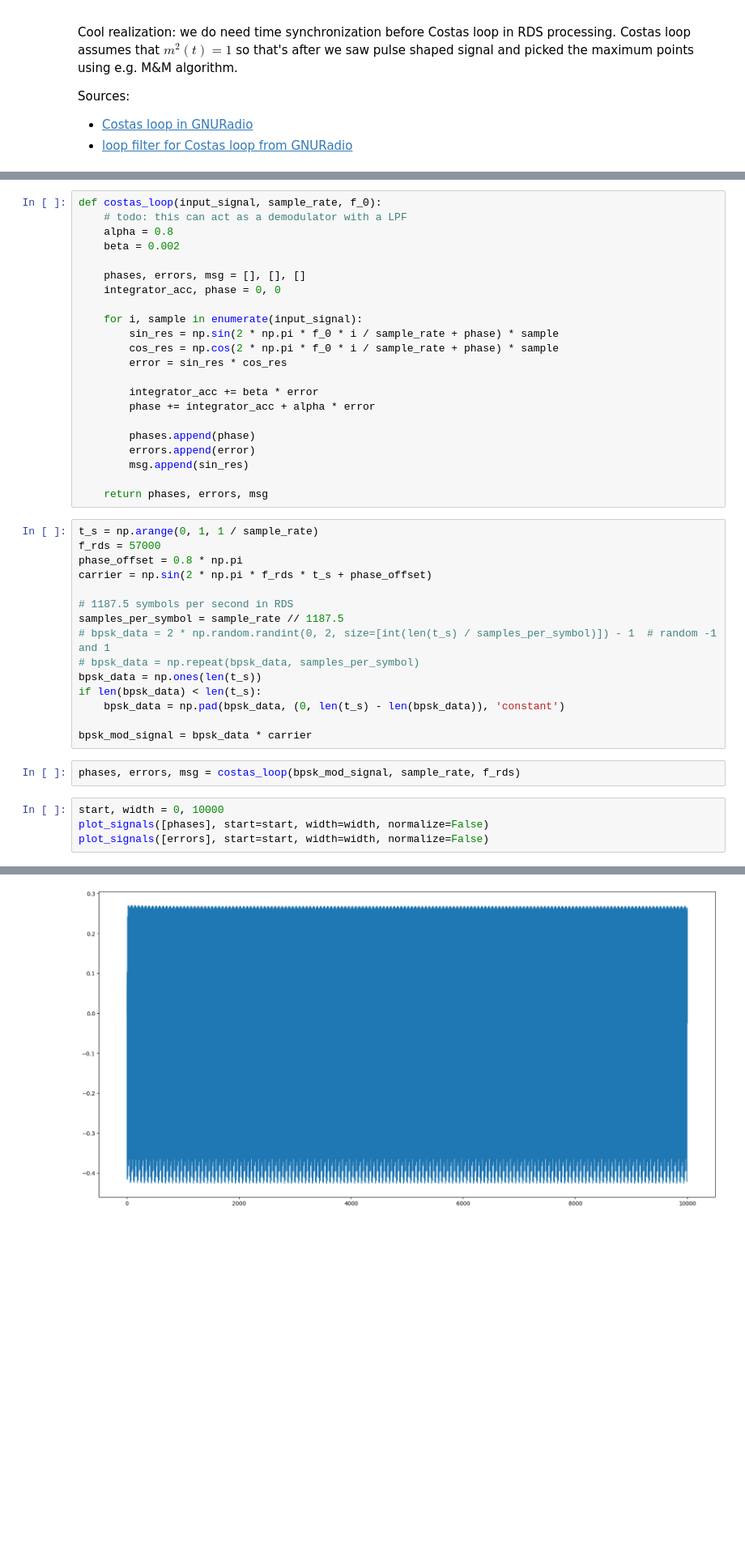
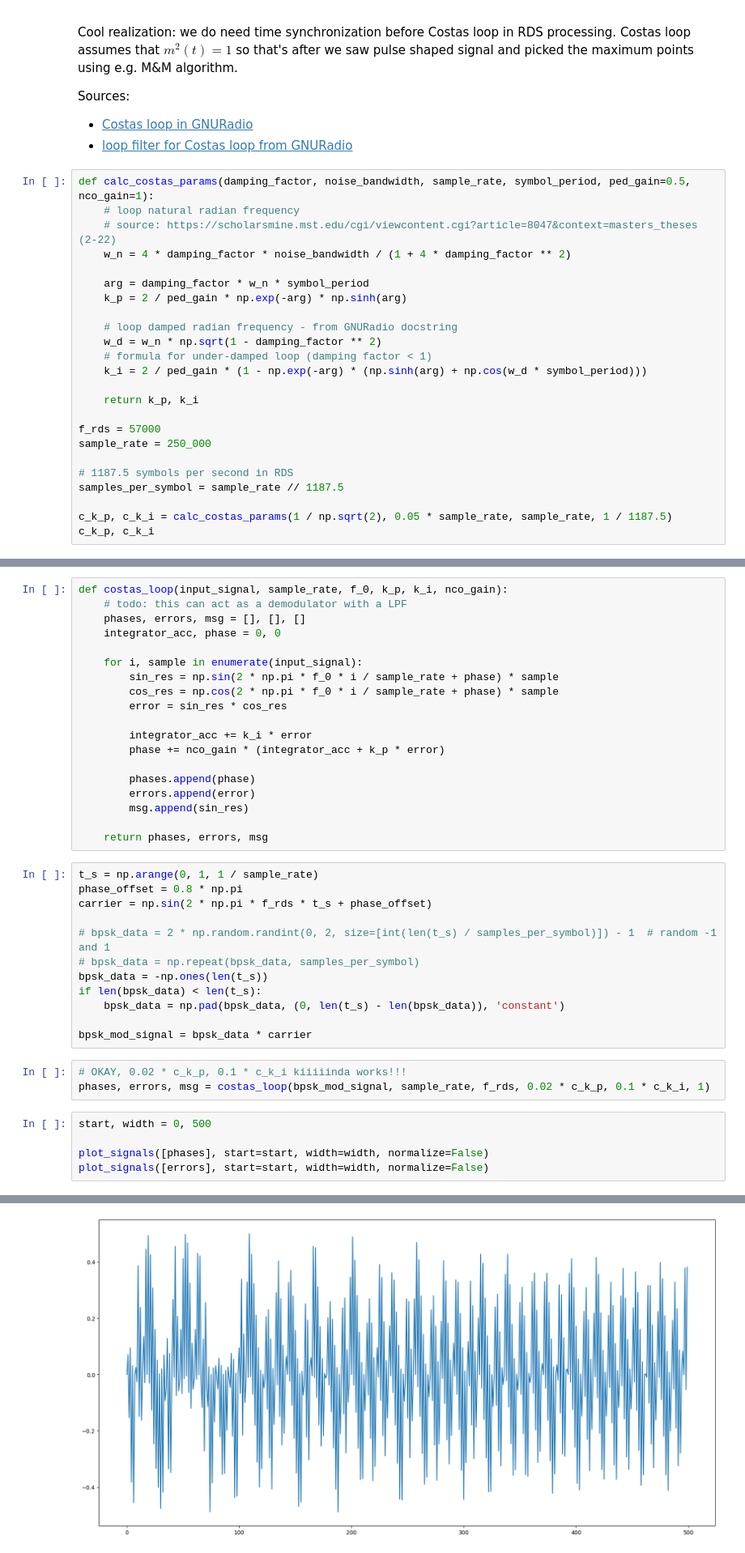
Before and after one commit to enthyp/SDR, a Jupyter notebook: PLL.ipynb, the cells around one changed output, grey strips where cells are left out. Shown at 81% size. Drawn from its saved outputs; the diff is of its cells as text; blank space fills up the shorter version.

Commit message:
Kinda working Costas loop, params calculation still off.

```diff
--- a/PLL.ipynb
+++ b/PLL.ipynb
@@ -85,3 +85,27 @@ Cool realization: we do need time synchronization before Costas loop in RDS proc
 Sources:
  - [Costas loop in GNURadio](https://github.com/gnuradio/gnuradio/blob/main/gr-digital/lib/clock_tracking_loop.h#L363)
  - [loop filter for Costas loop from GNURadio](https://github.com/gnuradio/gnuradio/blob/main/gr-digital/lib/clock_tracking_loop.h#L363)
+# %%
+def calc_costas_params(damping_factor, noise_bandwidth, sample_rate, symbol_period, ped_gain=0.5, nco_gain=1):
+    # loop natural radian frequency
+    # source: https://scholarsmine.mst.edu/cgi/viewcontent.cgi?article=8047&context=masters_theses  (2-22)
+    w_n = 4 * damping_factor * noise_bandwidth / (1 + 4 * damping_factor ** 2)
+
+    arg = damping_factor * w_n * symbol_period
+    k_p = 2 / ped_gain * np.exp(-arg) * np.sinh(arg)
+
+    # loop damped radian frequency - from GNURadio docstring
+    w_d = w_n * np.sqrt(1 - damping_factor ** 2)
+    # formula for under-damped loop (damping factor < 1)
+    k_i = 2 / ped_gain * (1 - np.exp(-arg) * (np.sinh(arg) + np.cos(w_d * symbol_period)))
+
+    return k_p, k_i
+
+f_rds = 57000
+sample_rate = 250_000
+
+# 1187.5 symbols per second in RDS
+samples_per_symbol = sample_rate // 1187.5
+
+c_k_p, c_k_i = calc_costas_params(1 / np.sqrt(2), 0.05 * sample_rate, sample_rate, 1 / 1187.5)
+c_k_p, c_k_i
@@ -88,9 +114,6 @@ Sources:
 # %%
-def costas_loop(input_signal, sample_rate, f_0):
+def costas_loop(input_signal, sample_rate, f_0, k_p, k_i, nco_gain):
     # todo: this can act as a demodulator with a LPF
-    alpha = 0.8
-    beta = 0.002
-
     phases, errors, msg = [], [], []
     integrator_acc, phase = 0, 0
 
@@ -99,8 +122,8 @@ def costas_loop(input_signal, sample_rate, f_0):
         cos_res = np.cos(2 * np.pi * f_0 * i / sample_rate + phase) * sample
         error = sin_res * cos_res
 
-        integrator_acc += beta * error
-        phase += integrator_acc + alpha * error
+        integrator_acc += k_i * error
+        phase += nco_gain * (integrator_acc + k_p * error)
 
         phases.append(phase)
         errors.append(error)
@@ -109,23 +132,22 @@ def costas_loop(input_signal, sample_rate, f_0):
     return phases, errors, msg
 # %%
 t_s = np.arange(0, 1, 1 / sample_rate)
-f_rds = 57000
 phase_offset = 0.8 * np.pi
 carrier = np.sin(2 * np.pi * f_rds * t_s + phase_offset)
 
-# 1187.5 symbols per second in RDS
-samples_per_symbol = sample_rate // 1187.5
 # bpsk_data = 2 * np.random.randint(0, 2, size=[int(len(t_s) / samples_per_symbol)]) - 1  # random -1 and 1
 # bpsk_data = np.repeat(bpsk_data, samples_per_symbol)
-bpsk_data = np.ones(len(t_s))
+bpsk_data = -np.ones(len(t_s))
 if len(bpsk_data) < len(t_s):
     bpsk_data = np.pad(bpsk_data, (0, len(t_s) - len(bpsk_data)), 'constant')
 
 bpsk_mod_signal = bpsk_data * carrier
 # %%
-phases, errors, msg = costas_loop(bpsk_mod_signal, sample_rate, f_rds)
+# OKAY, 0.02 * c_k_p, 0.1 * c_k_i kiiiiinda works!!!
+phases, errors, msg = costas_loop(bpsk_mod_signal, sample_rate, f_rds, 0.02 * c_k_p, 0.1 * c_k_i, 1)
 # %%
-start, width = 0, 10000
+start, width = 0, 500
+
 plot_signals([phases], start=start, width=width, normalize=False)
 plot_signals([errors], start=start, width=width, normalize=False)
 # %% [output]
@@ -133,4 +155,4 @@ plot_signals([errors], start=start, width=width, normalize=False)
-[figure, old version]
+[figure, new version]
 # %%
 plot_signals([msg], start=start, width=width, normalize=False)
 # %% [output]
```
Also changed, not shown: parts of 4 cells of this notebook.
